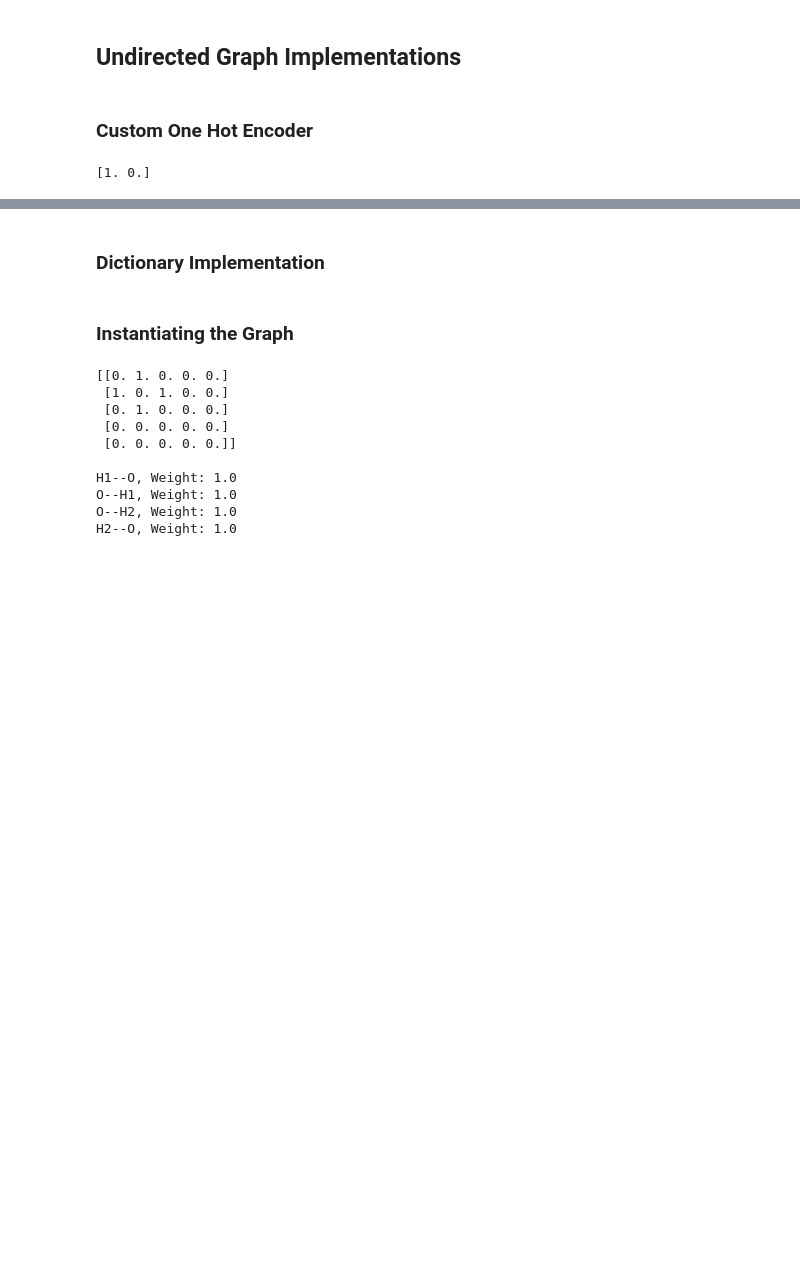
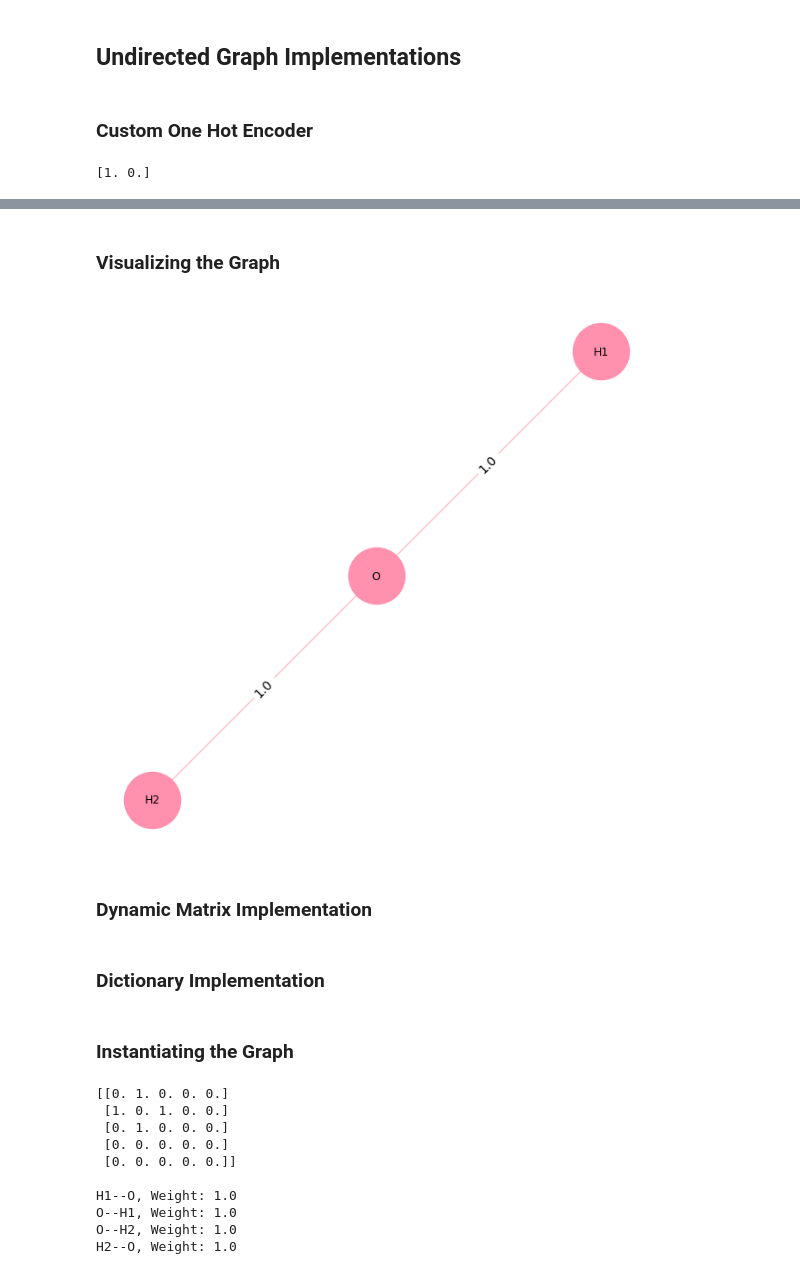
Before and after one commit to dariansal/graphs-deep-learning-explainability, a Jupyter notebook: notebooks/graphs.ipynb, the cells around one changed output, grey strips where cells are left out. Drawn from its saved outputs; the diff is of its cells as text; code cells hidden in the pictures; blank space fills up the shorter version.

```diff
--- a/notebooks/graphs.ipynb
+++ b/notebooks/graphs.ipynb
@@ -48,0 +186,11 @@ print(encoded)
+# %%
+graph = GraphMS(max_nodes = 4, max_edges = 8, name="H2O")
+
+graph.add_node(dict(label = 'H1', atom = 'H', non_bonding_valence = 0))
+graph.add_node(dict(label = 'O', atom = 'O', non_bonding_valence = 4))
+graph.add_node(dict(label = 'H2', atom = 'H', non_bonding_valence = 0))
+
+graph.add_edge('H1', 'O', dict(bond_order=1)) #or {'bond_order': 1}
+graph.add_edge('H2', 'O', dict(bond_order=1))
+
+print(graph)
@@ -49 +215,9 @@ print(encoded)
+# %% [markdown]
+### __Visualizing the Graph__
+# %%
+graph.visualize()
+# %% [output]
+[figure, added]
+# %% [markdown]
+### __Dynamic Matrix Implementation__
 # %%
```
Also changed, not shown: parts of 4 cells of this notebook.
